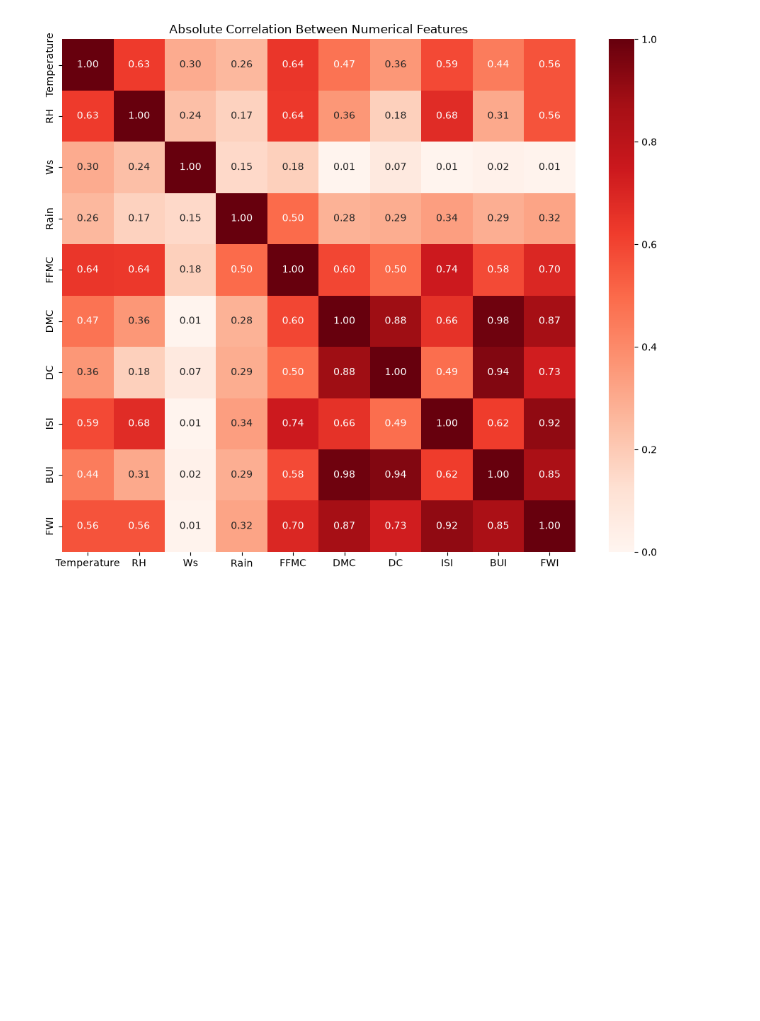
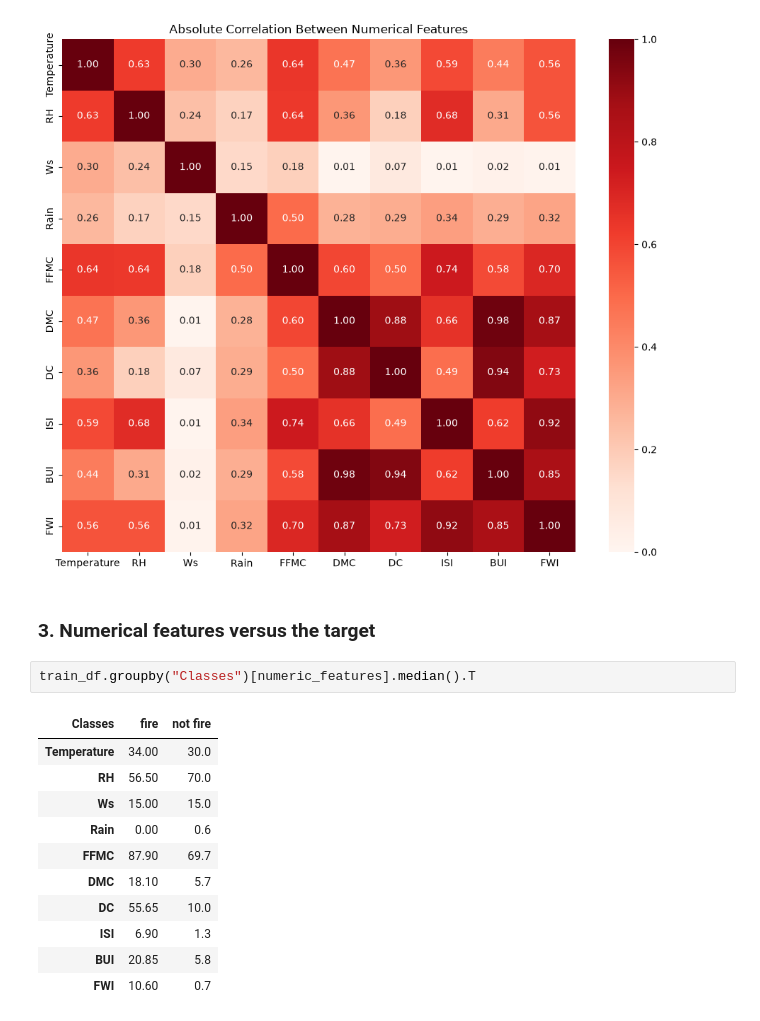
Before and after one commit to georgyzaouk/forest-fire-prediction, a Jupyter notebook: 02_eda.ipynb, the cells around one changed output. Drawn from its saved outputs; the diff is of its cells as text; blank space fills up the shorter version.

```diff
--- a/02_eda.ipynb
+++ b/02_eda.ipynb
@@ -97,3 +100,19 @@ plt.tight_layout()
 plt.show()
 # %% [output]
 [figure]
+# %% [markdown]
+### 3. Numerical features versus the target
+# %%
+train_df.groupby("Classes")[numeric_features].median().T
+# %% [output]
+| Classes | fire | not fire |
+| Temperature | 34.00 | 30.0 |
+| RH | 56.50 | 70.0 |
+| Ws | 15.00 | 15.0 |
+| Rain | 0.00 | 0.6 |
+| FFMC | 87.90 | 69.7 |
+| DMC | 18.10 | 5.7 |
+| DC | 55.65 | 10.0 |
+| ISI | 6.90 | 1.3 |
+| BUI | 20.85 | 5.8 |
+| FWI | 10.60 | 0.7 |
```
Also changed, not shown: parts of 10 cells of this notebook, 2 other files.
